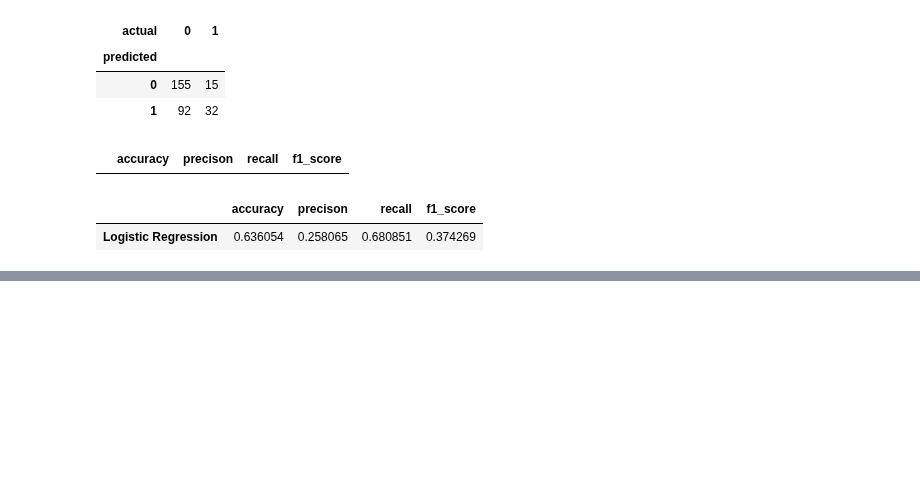
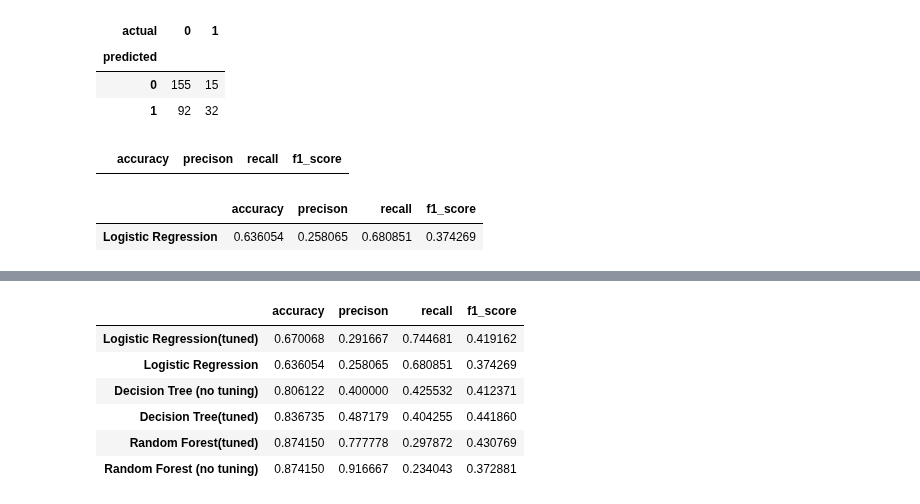
Before and after one commit to AnkurBhatt07/Code-Clause-Employee-Attrition-Likelihood-Prediction, a Jupyter notebook: prediction_model.ipynb, the cells around one changed output, grey strips where cells are left out. Drawn from its saved outputs; the diff is of its cells as text; code cells hidden in the pictures; blank space fills up the shorter version.

```diff
--- a/prediction_model.ipynb
+++ b/prediction_model.ipynb
@@ -440,0 +720,11 @@ results
+# %%
+
+results.sort_values(by = 'recall' , ascending=False)
+# %% [output]
+|  | accuracy | precison | recall | f1_score |
+| Logistic Regression(tuned) | 0.670068 | 0.291667 | 0.744681 | 0.419162 |
+| Logistic Regression | 0.636054 | 0.258065 | 0.680851 | 0.374269 |
+| Decision Tree (no tuning) | 0.806122 | 0.400000 | 0.425532 | 0.412371 |
+| Decision Tree(tuned) | 0.836735 | 0.487179 | 0.404255 | 0.441860 |
+| Random Forest(tuned) | 0.874150 | 0.777778 | 0.297872 | 0.430769 |
+| Random Forest (no tuning) | 0.874150 | 0.916667 | 0.234043 | 0.372881 |
```
Also changed, not shown: parts of 22 cells of this notebook.
